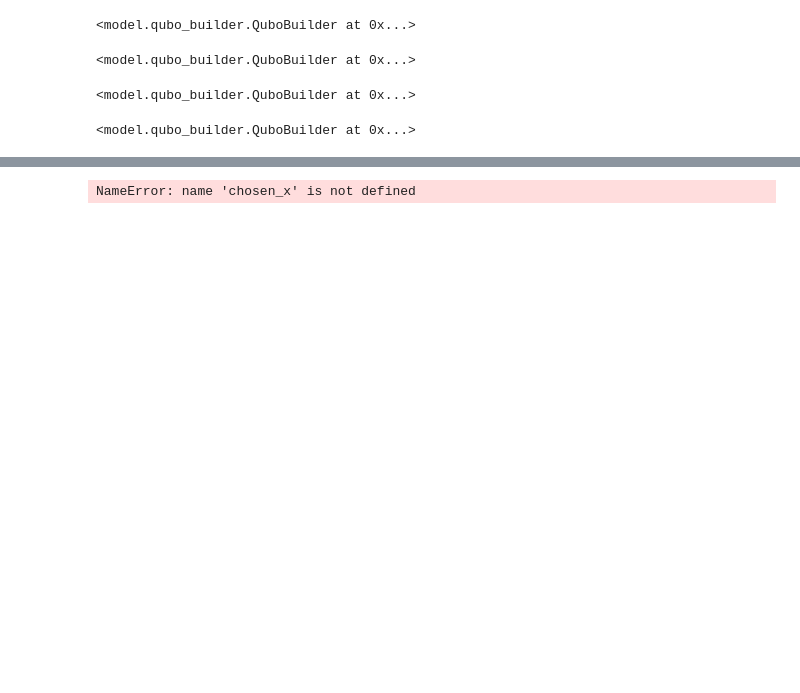
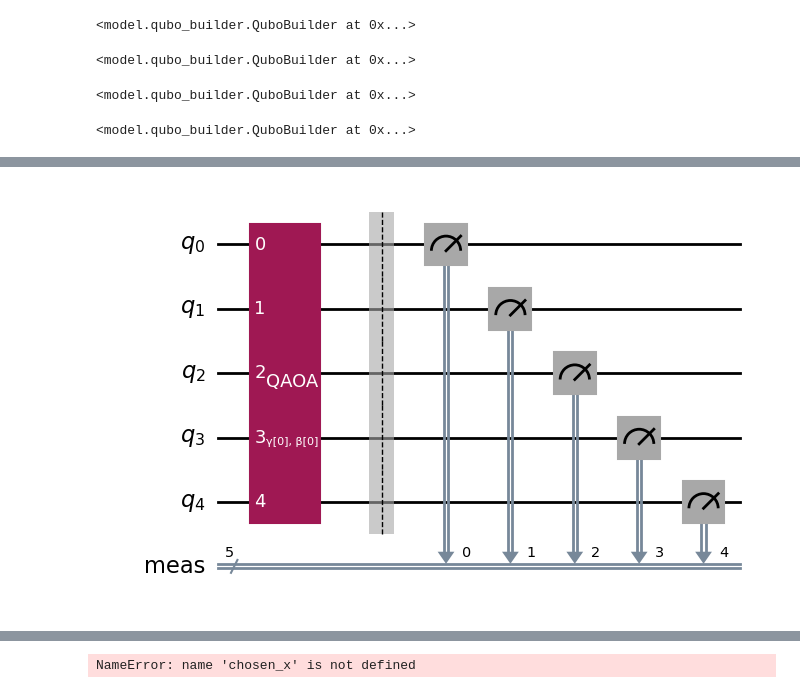
Before and after one commit to Zaponex/quantum_benchmarking, a Jupyter notebook: standardized_run.ipynb, the cells around one changed output, grey strips where cells are left out. Saved outputs shown, nothing was run; the diff lists cells and outputs as text; code cells hidden in the pictures; blank space fills up the shorter version.

```diff
--- a/standardized_run.ipynb
+++ b/standardized_run.ipynb
@@ -313,6 +294,8 @@ print("Lösung (Dict):", solution)
 # %%
 from qiskit.circuit.library import QAOAAnsatz
-circuit = QAOAAnsatz(cost_operator=cost_hamiltonian, reps=2)
+circuit = QAOAAnsatz(cost_operator=cost_hamiltonian, reps=1)
 circuit.measure_all()
 
-#circuit.draw("mpl")
+circuit.draw("mpl")
+# %% [output]
+[figure, added]
```
Also changed, not shown: parts of 28 cells of this notebook, 4 other files.
